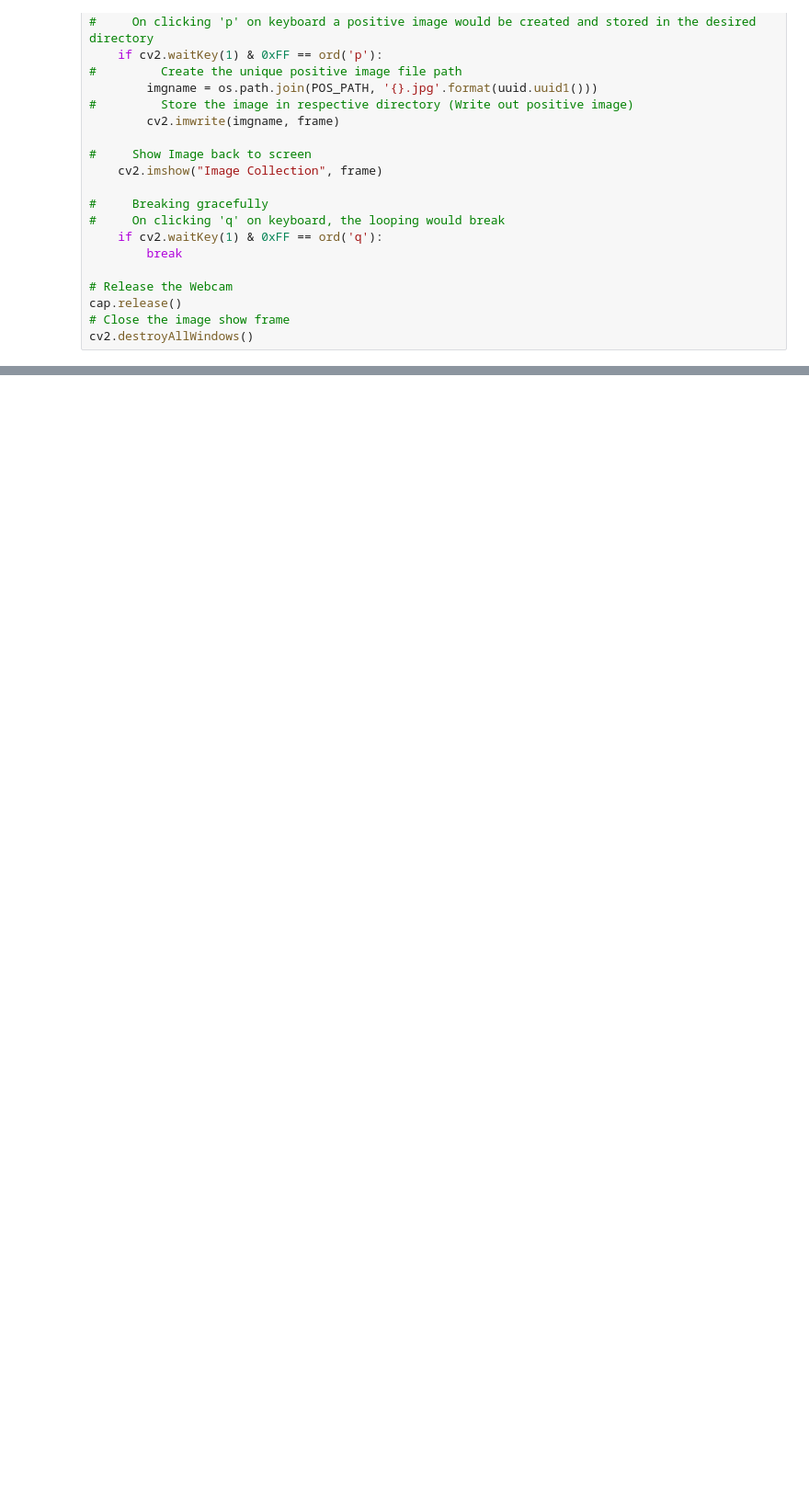
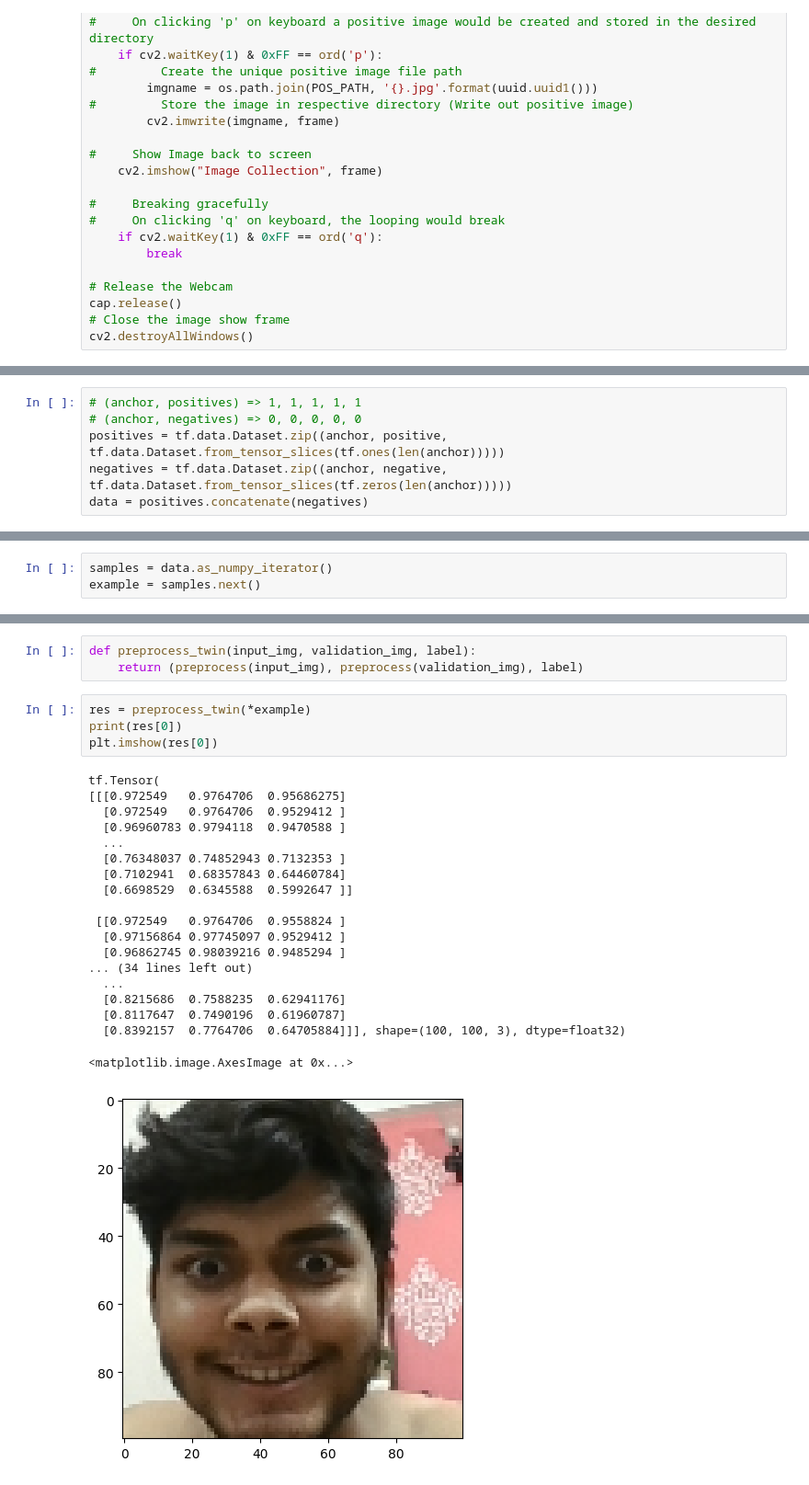
Before and after one commit to Kumarohit45/Facial-Verification-using-Siamese-Network, a Jupyter notebook: Face Recognition using Siamese Network.ipynb, the cells around one changed output, grey strips where cells are left out. Shown at 92% size. Cells and saved outputs as stored; diff of their text form; blank space fills up the shorter version.

```diff
--- a/Face Recognition using Siamese Network.ipynb
+++ b/Face Recognition using Siamese Network.ipynb
@@ -221,0 +309,6 @@ NameError: name 'frame' is not defined
+# %%
+# (anchor, positives) => 1, 1, 1, 1, 1
+# (anchor, negatives) => 0, 0, 0, 0, 0
+positives = tf.data.Dataset.zip((anchor, positive, tf.data.Dataset.from_tensor_slices(tf.ones(len(anchor)))))
+negatives = tf.data.Dataset.zip((anchor, negative, tf.data.Dataset.from_tensor_slices(tf.zeros(len(anchor)))))
+data = positives.concatenate(negatives)
@@ -221,0 +323,3 @@ NameError: name 'frame' is not defined
+# %%
+samples = data.as_numpy_iterator()
+example = samples.next()
@@ -221,0 +334,27 @@ NameError: name 'frame' is not defined
+# %%
+def preprocess_twin(input_img, validation_img, label):
+    return (preprocess(input_img), preprocess(validation_img), label)
+# %%
+res = preprocess_twin(*example)
+print(res[0])
+plt.imshow(res[0])
+# %% [output]
+tf.Tensor(
+[[[0.972549   0.9764706  0.95686275]
+  [0.972549   0.9764706  0.9529412 ]
+  [0.96960783 0.9794118  0.9470588 ]
+  ...
+  [0.76348037 0.74852943 0.7132353 ]
+  [0.7102941  0.68357843 0.64460784]
+  [0.6698529  0.6345588  0.5992647 ]]
+
+ [[0.972549   0.9764706  0.9558824 ]
+  [0.97156864 0.97745097 0.9529412 ]
+  [0.96862745 0.98039216 0.9485294 ]
+... (34 lines left out)
+  ...
+  [0.8215686  0.7588235  0.62941176]
+  [0.8117647  0.7490196  0.61960787]
+  [0.8392157  0.7764706  0.64705884]]], shape=(100, 100, 3), dtype=float32)
+<matplotlib.image.AxesImage at 0x...>
+[figure, added]
```
Also changed, not shown: parts of 55 cells of this notebook.
